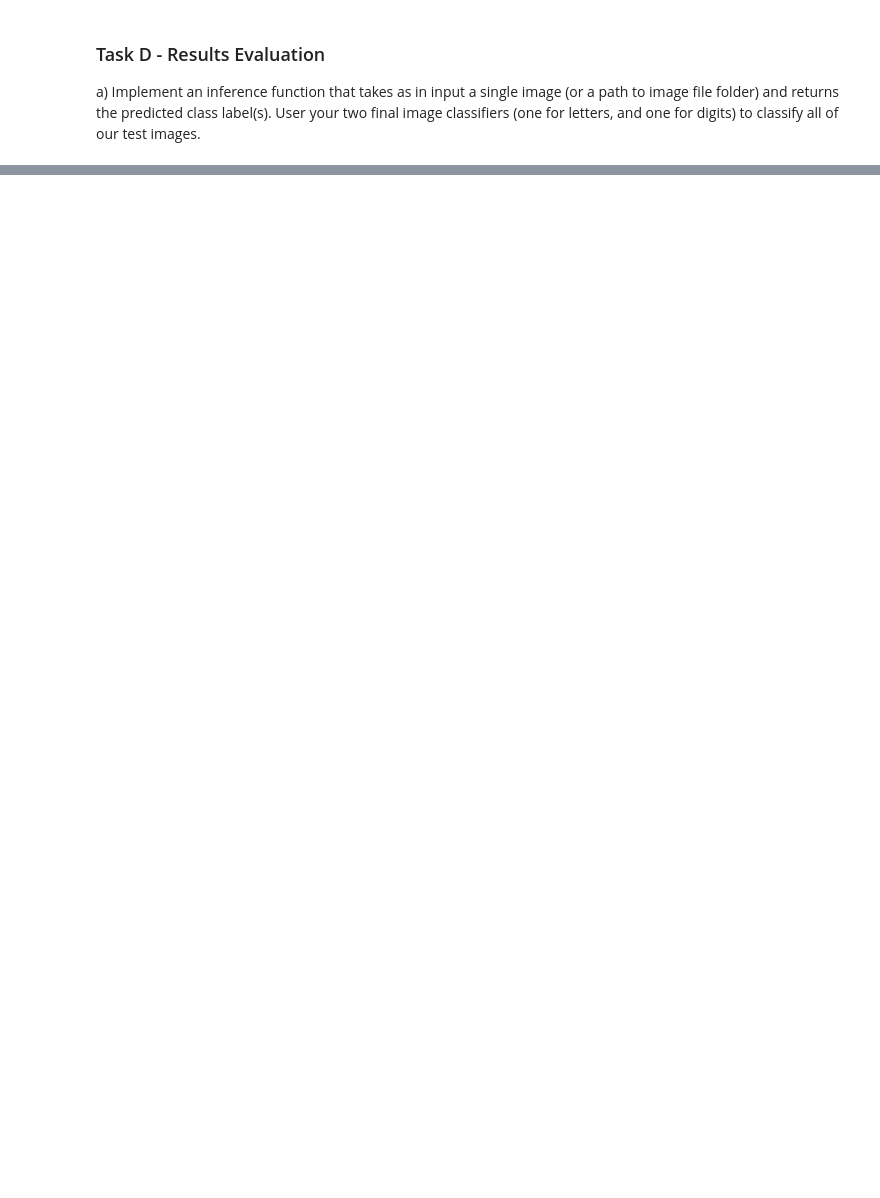
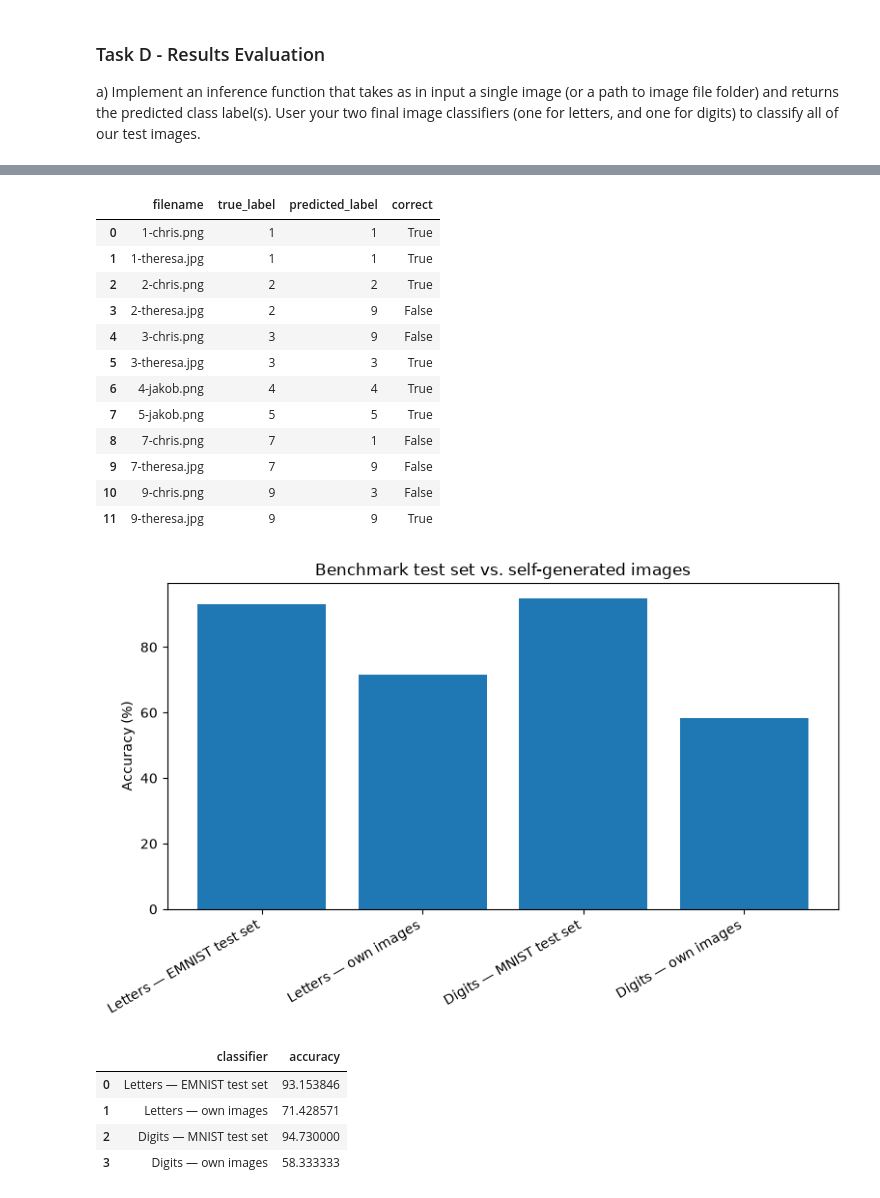
Before and after one commit to DerIltis/IAOR_SS26, a Jupyter notebook: src/final_project.ipynb, the cells around one changed output, grey strips where cells are left out. Saved outputs shown, nothing was run; the diff lists cells and outputs as text; code cells hidden in the pictures; blank space fills up the shorter version.

```diff
--- a/src/final_project.ipynb
+++ b/src/final_project.ipynb
@@ -668,6 +671,7 @@ class ImageDirectoryDataset(Dataset):
 
 transform = v2.Compose([
     v2.ToImage(),
+    v2.Resize((28,28)),
     v2.ToDtype(torch.float32, scale=True)
 ])
 
@@ -678,7 +682,7 @@ dataloader_letters = DataLoader(
     dataset_letters,
     batch_size=64,
     shuffle=False,
-    num_workers=4,
+    num_workers=0,
     pin_memory=True
 )
 
@@ -686,7 +690,7 @@ dataloader_digits = DataLoader(
     dataset_digits,
     batch_size=64,
     shuffle=False,
-    num_workers=4,
+    num_workers=0,
     pin_memory=True
 )
 
@@ -716,9 +720,13 @@ def inference_loop(model, dataloader, digits=False):
 results_letters = inference_loop(best["model"].model, dataloader_letters)
 print("=== Own Letter Prediction ===")
 for result in results_letters:
-    print(f"True label: {result["filename"][0]}, Predicted label {result["prediction"]}\n")
+    true_label = result["filename"][0]
+    predicted_label = result["prediction"]
+    print(f"True label: {true_label}, Predicted label {predicted_label}\n")
 results_digits = inference_loop(mnist_model.model, dataloader_digits, True)
 print("=== Own Digit Prediction ===")
 for result in results_digits:
-    print(f"True label: {result["filename"][0]}, Predicted label {result["prediction"]}\n")
+    true_label = result["filename"][0]
+    predicted_label = result["prediction"]
+    print(f"True label: {true_label}, Predicted label {predicted_label}\n")
 # %% [output]
@@ -741,0 +750,48 @@ Predicted label 3
+# %%
+def build_comparison_df(results):
+    rows = []
+    for r in results:
+        true_label = str(r["filename"][0]).upper()
+        predicted_label = str(r["prediction"]).upper()
+        rows.append({
+            "filename": r["filename"],
+            "true_label": true_label,
+            "predicted_label": predicted_label,
+            "correct": true_label == predicted_label,
+        })
+    return pd.DataFrame(rows)
+
+letters_comparison = build_comparison_df(results_letters)
+digits_comparison = build_comparison_df(results_digits)
+
+letters_own_accuracy = letters_comparison["correct"].mean() * 100
+digits_own_accuracy = digits_comparison["correct"].mean() * 100
+
+print(f"Letters — own images: {letters_own_accuracy:.2f}% "
+      f"({letters_comparison['correct'].sum()}/{len(letters_comparison)} correct)")
+print(f"Digits  — own images: {digits_own_accuracy:.2f}% "
+      f"({digits_comparison['correct'].sum()}/{len(digits_comparison)} correct)")
+
+print("\nLetters:")
+display(letters_comparison)
+print("\nDigits:")
+display(digits_comparison)
+
+# Benchmark (standard test set) vs. own hand-drawn images, for both classifiers
+comparison_summary = pd.DataFrame([
+    {"classifier": "Letters — EMNIST test set", "accuracy": best["accuracy"]},
+    {"classifier": "Letters — own images",      "accuracy": letters_own_accuracy},
+    {"classifier": "Digits — MNIST test set",   "accuracy": accuracy},  # from the transfer-learning cell
+    {"classifier": "Digits — own images",       "accuracy": digits_own_accuracy},
+])
+
+plt.figure(figsize=(8, 5))
+plt.bar(comparison_summary["classifier"], comparison_summary["accuracy"])
+plt.ylabel("Accuracy (%)")
+plt.title("Benchmark test set vs. self-generated images")
+plt.xticks(rotation=30, ha="right")
+plt.tight_layout()
+plt.show()
+
+comparison_summary
+# %% [output]
@@ -741,0 +818,19 @@ Predicted label 3
+|  | filename | true_label | predicted_label | correct |
+| 0 | 1-chris.png | 1 | 1 | True |
+| 1 | 1-theresa.jpg | 1 | 1 | True |
+| 2 | 2-chris.png | 2 | 2 | True |
+| 3 | 2-theresa.jpg | 2 | 9 | False |
+| 4 | 3-chris.png | 3 | 9 | False |
+| 5 | 3-theresa.jpg | 3 | 3 | True |
+| 6 | 4-jakob.png | 4 | 4 | True |
+| 7 | 5-jakob.png | 5 | 5 | True |
+| 8 | 7-chris.png | 7 | 1 | False |
+| 9 | 7-theresa.jpg | 7 | 9 | False |
+| 10 | 9-chris.png | 9 | 3 | False |
+| 11 | 9-theresa.jpg | 9 | 9 | True |
+[figure, added]
+|  | classifier | accuracy |
+| 0 | Letters — EMNIST test set | 93.153846 |
+| 1 | Letters — own images | 71.428571 |
+| 2 | Digits — MNIST test set | 94.730000 |
+| 3 | Digits — own images | 58.333333 |
```
Also changed, not shown: parts of 10 cells of this notebook.
